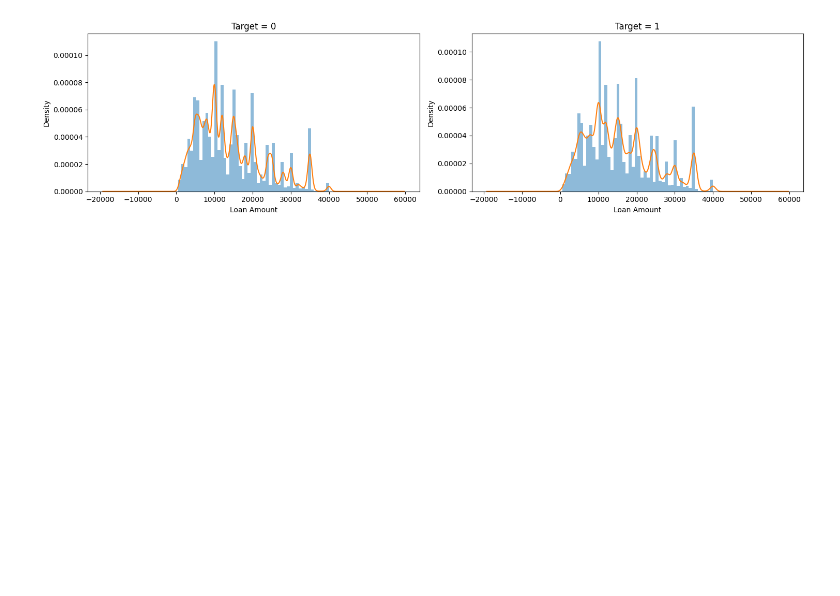
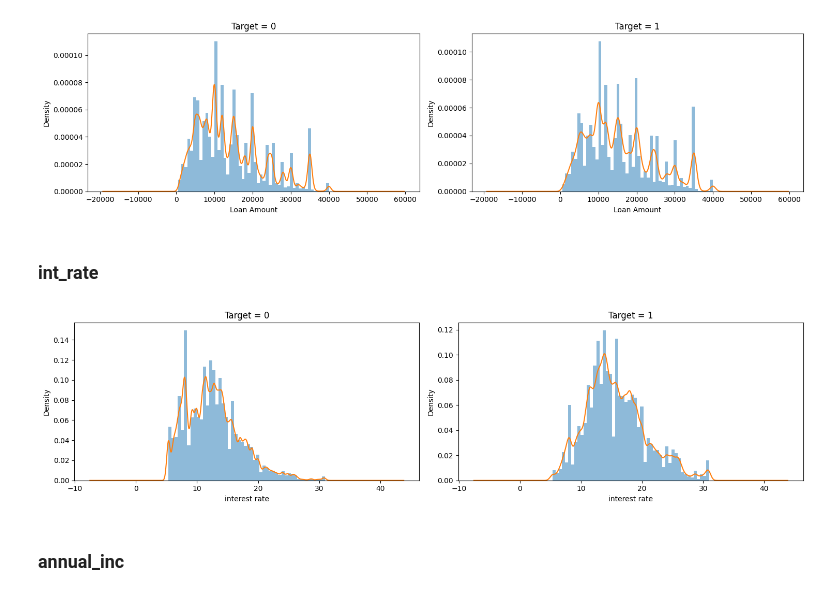
Before and after one commit to Ak62007/Credit-Risk-Default-Prediction-System, a Jupyter notebook: notebooks/01_eda_initial_exploration.ipynb, the cells around one changed output. Cells and saved outputs as stored; diff of their text form; code cells hidden in the pictures; blank space fills up the shorter version.

```diff
--- a/notebooks/01_eda_initial_exploration.ipynb
+++ b/notebooks/01_eda_initial_exploration.ipynb
@@ -253,3 +275,48 @@ plt.tight_layout()
 plt.show()
 # %% [output]
 [figure]
+# %% [markdown]
+### int_rate
+# %%
+# loan_amnts
+fig, ax = plt.subplots(ncols=2, nrows=1, figsize=(15, 4))
+
+# target 0
+u_data[u_data["target"] == 0]["int_rate"].plot.hist(
+    ax=ax[0],
+    density=True,
+    alpha=0.5,
+    bins=50,
+)
+
+u_data[u_data["target"] == 0]["int_rate"].plot.density(
+    ax=ax[0]
+)
+
+# target 1
+u_data[u_data["target"] == 1]["int_rate"].plot.hist(
+    bins=50,
+    density=True,
+    alpha=0.5,
+    ax=ax[1]
+)
+
+u_data[u_data["target"] == 1]["int_rate"].plot.density(
+    ax=ax[1]
+)
+
+ax[0].set_title("Target = 0")
+ax[1].set_title("Target = 1")
+
+ax[0].set_xlabel("interest rate")
+ax[0].set_ylabel("Density")
+
+ax[1].set_xlabel("interest rate")
+ax[1].set_ylabel("Density")
+
+plt.tight_layout()
+plt.show()
+# %% [output]
+[figure, added]
+# %% [markdown]
+### annual_inc
```
Also changed, not shown: parts of 30 cells of this notebook.
